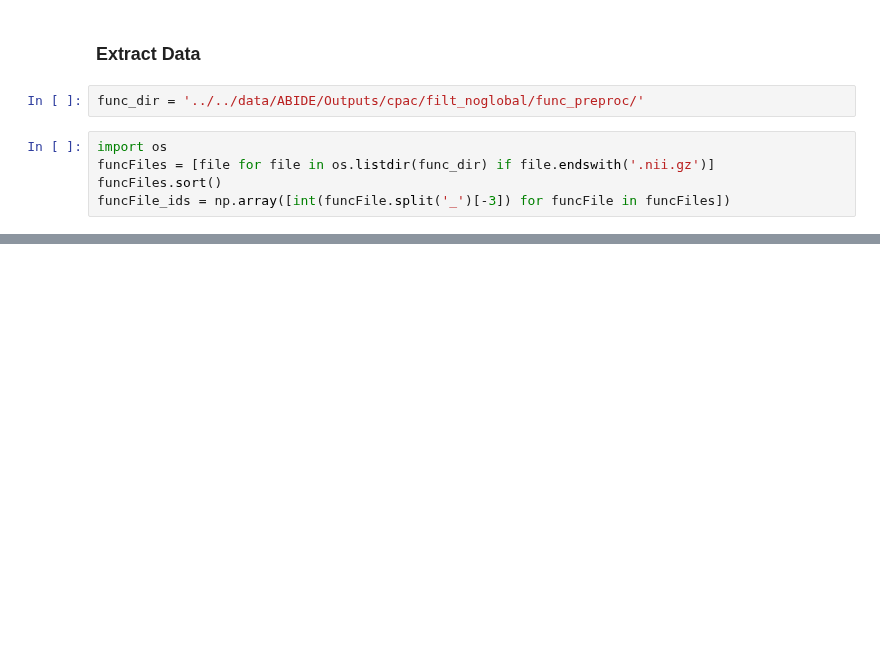
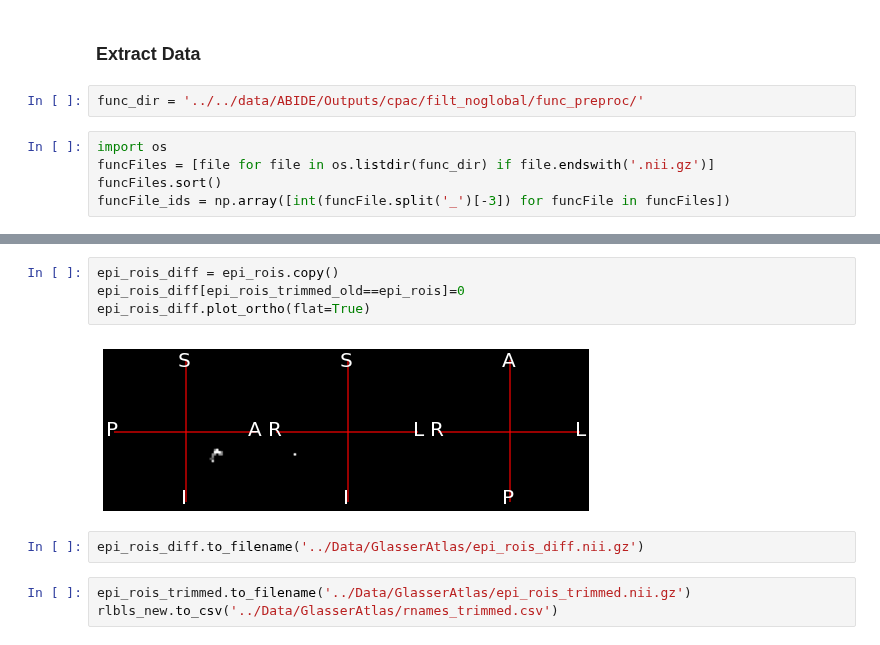
Before and after one commit to Aglinskas/BC-fMRI-AE, a Jupyter notebook: Notebooks/CoregGlasserAtlas2.ipynb, the cells around one changed output, grey strips where cells are left out. Cells and saved outputs as stored; diff of their text form; blank space fills up the shorter version.

```diff
--- a/Notebooks/CoregGlasserAtlas2.ipynb
+++ b/Notebooks/CoregGlasserAtlas2.ipynb
@@ -161,0 +304,11 @@ Index(['participant_id', 'DX_GROUP', 'DSM_IV_TR', 'AGE_AT_SCAN', 'SEX',
+# %%
+epi_rois_diff = epi_rois.copy()
+epi_rois_diff[epi_rois_trimmed_old==epi_rois]=0
+epi_rois_diff.plot_ortho(flat=True)
+# %% [output]
+[figure, added]
+# %%
+epi_rois_diff.to_filename('../Data/GlasserAtlas/epi_rois_diff.nii.gz')
+# %%
+epi_rois_trimmed.to_filename('../Data/GlasserAtlas/epi_rois_trimmed.nii.gz')
+rlbls_new.to_csv('../Data/GlasserAtlas/rnames_trimmed.csv')
```
Also changed, not shown: parts of 40 cells of this notebook, 7 other files.
